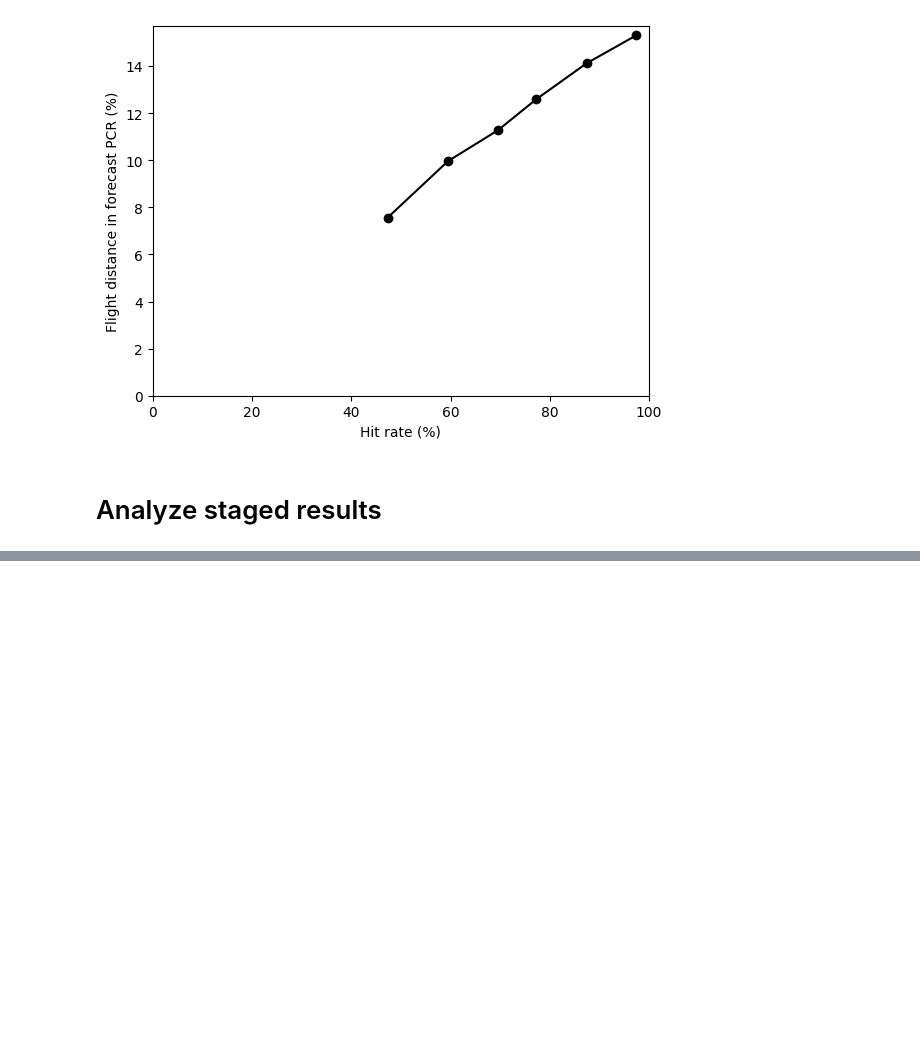
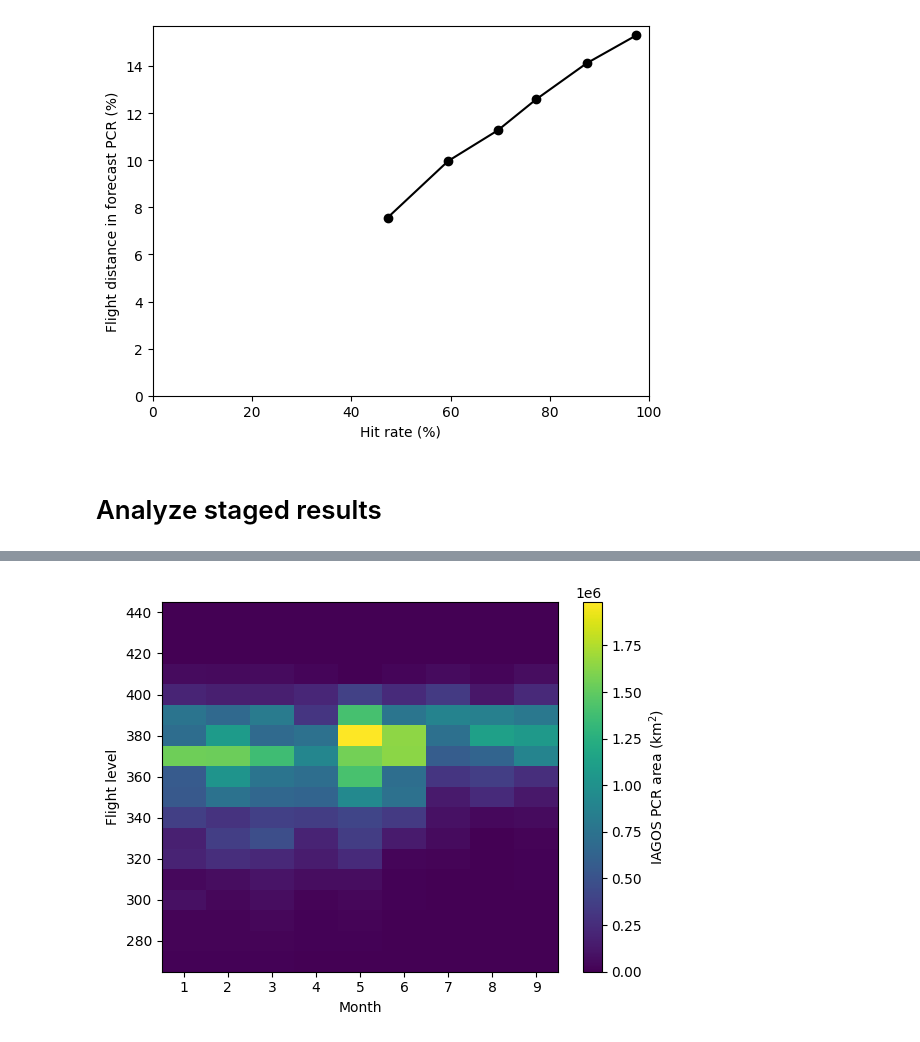
Before and after one commit to contrailcirrus/contrail-bench, a Jupyter notebook: publications/2025Q1/data/curation.ipynb, the cells around one changed output, grey strips where cells are left out. Saved outputs shown, nothing was run; the diff lists cells and outputs as text; code cells hidden in the pictures; blank space fills up the shorter version.

Commit message:
first pass at 2024 iagos analysis

```diff
--- a/publications/2025Q1/data/curation.ipynb
+++ b/publications/2025Q1/data/curation.ipynb
@@ -180,0 +178,18 @@ plt.xlim([0, 100]);
+# %%
+df = df[df["horizontal_buffer"] == 0]
+# %%
+pcr = df.groupby([df["time"].dt.month, "flight_level"])[["iagos_pcr_area"]].apply(
+    lambda x: x["iagos_pcr_area"].mean(),
+    meta=("distance_fraction", "f8")
+).compute().sort_index()
+# %%
+arr = pcr.to_numpy().reshape((9, -1))
+month = range(1, 10)
+flight_level = range(270, 450, 10)
+# %%
+plt.pcolormesh(month, flight_level, arr.T / 1e3)
+plt.colorbar(label="IAGOS PCR area (km$^2$)")
+plt.xlabel("Month")
+plt.ylabel("Flight level");
+# %% [output]
+[figure, added]
```
Also changed, not shown: parts of 20 cells of this notebook, 6 other files.
